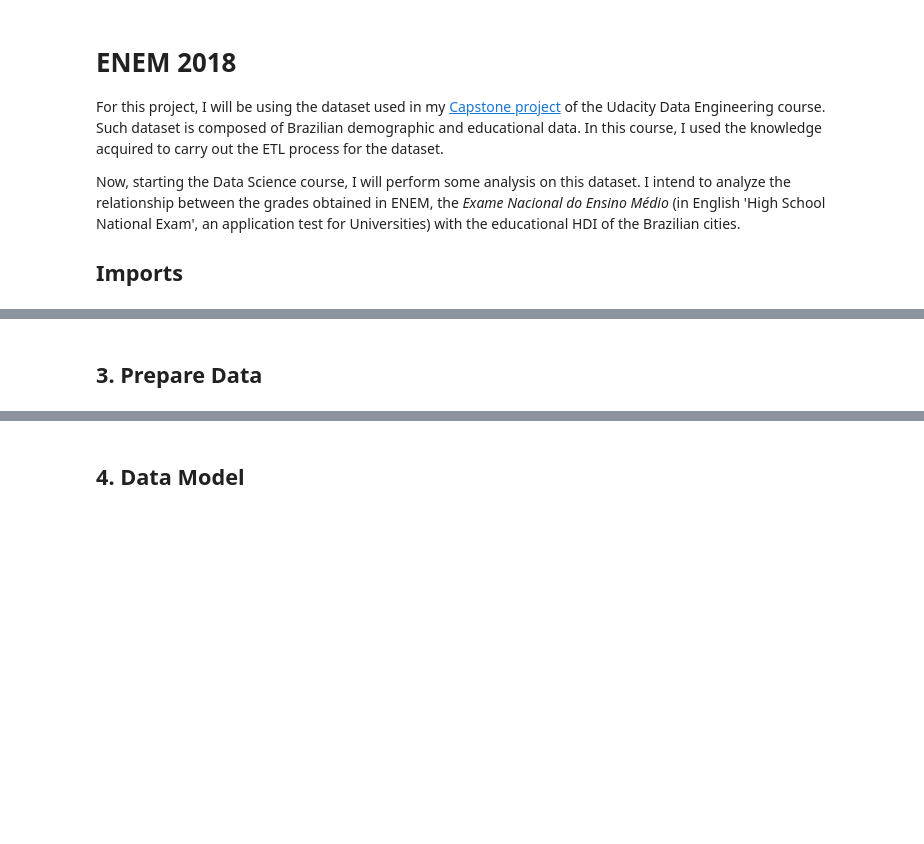
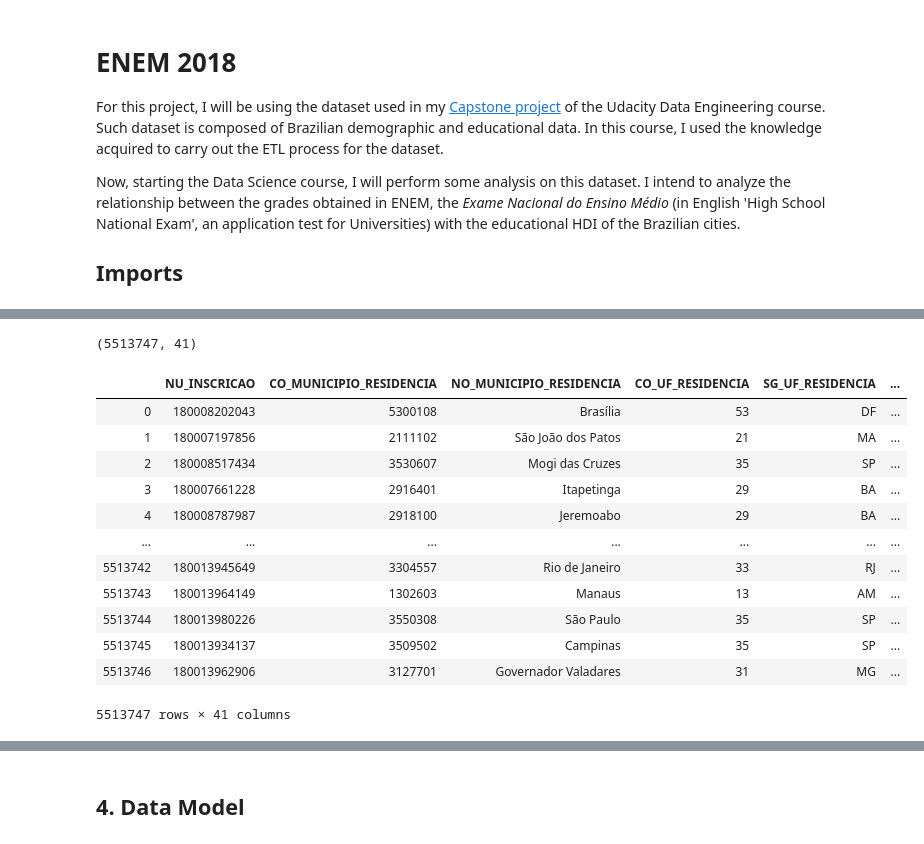
Before and after one commit to davidsondefaria/UdacityDataScience, a Jupyter notebook: 1.Blog/ENEM2018.ipynb, the cells around one changed output, grey strips where cells are left out. Saved outputs shown, nothing was run; the diff lists cells and outputs as text; code cells hidden in the pictures; blank space fills up the shorter version.

```diff
--- a/1.Blog/ENEM2018.ipynb
+++ b/1.Blog/ENEM2018.ipynb
@@ -39,2 +45,22 @@ brazil_cities_path = os.getcwd() + '/data/brazil_cities.csv'
-# %% [markdown]
-## 3. Prepare Data
+# %%
+# Original dataset path ENEM
+enem_2018_path = os.getcwd() + '/data/original/enem_2018.csv'
+enem_2018_df = pd.read_csv(enem_2018_path, delimiter=";")
+
+print(enem_2018_df.shape)
+enem_2018_df
+# %% [output]
+(5513747, 41)
+|  | NU_INSCRICAO | CO_MUNICIPIO_RESIDENCIA | NO_MUNICIPIO_RESIDENCIA | CO_UF_RESIDENCIA | SG_UF_RESIDENCIA | ... |
+| 0 | 180008202043 | 5300108 | Brasília | 53 | DF | ... |
+| 1 | 180007197856 | 2111102 | São João dos Patos | 21 | MA | ... |
+| 2 | 180008517434 | 3530607 | Mogi das Cruzes | 35 | SP | ... |
+| 3 | 180007661228 | 2916401 | Itapetinga | 29 | BA | ... |
+| 4 | 180008787987 | 2918100 | Jeremoabo | 29 | BA | ... |
+| ... | ... | ... | ... | ... | ... | ... |
+| 5513742 | 180013945649 | 3304557 | Rio de Janeiro | 33 | RJ | ... |
+| 5513743 | 180013964149 | 1302603 | Manaus | 13 | AM | ... |
+| 5513744 | 180013980226 | 3550308 | São Paulo | 35 | SP | ... |
+| 5513745 | 180013934137 | 3509502 | Campinas | 35 | SP | ... |
+| 5513746 | 180013962906 | 3127701 | Governador Valadares | 31 | MG | ... |
+5513747 rows × 41 columns
```
Also changed, not shown: parts of 10 cells of this notebook, 1 other file.
